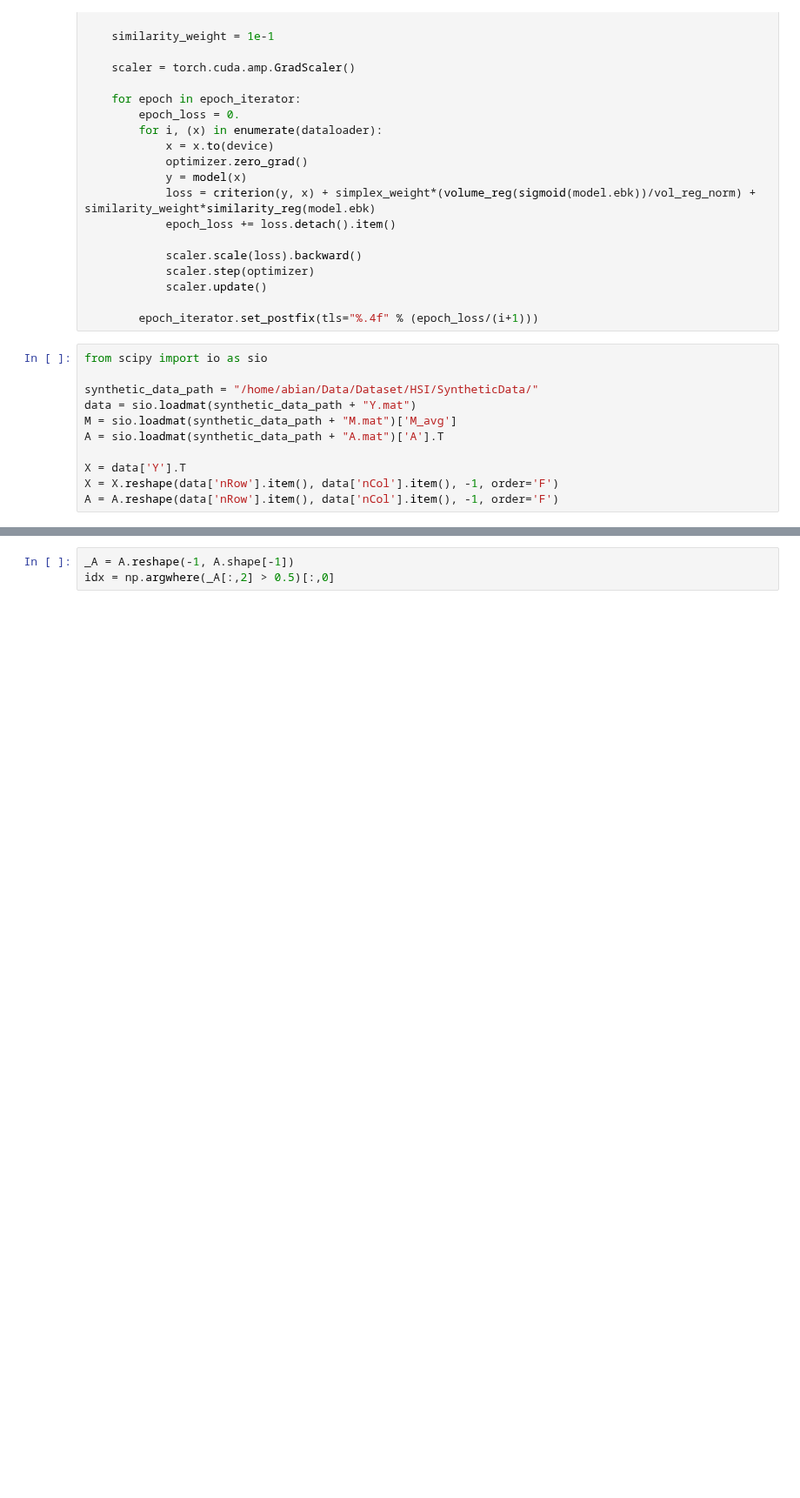
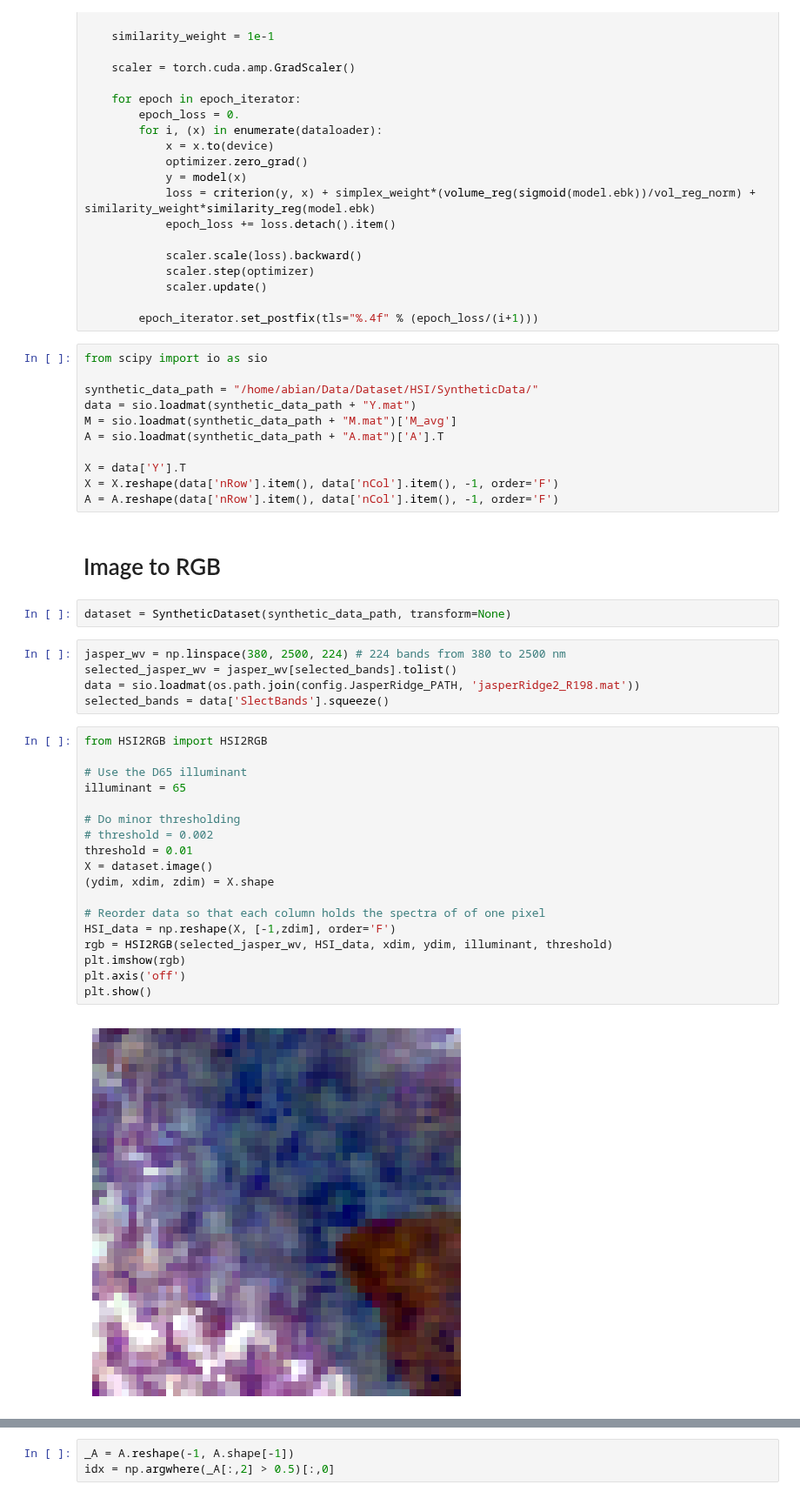
Before and after one commit to SolidusAbi/CLHU, a Jupyter notebook: notebooks/syntheticData.ipynb, the cells around one changed output, grey strips where cells are left out. Shown at 87% size. Cells and saved outputs as stored; diff of their text form; blank space fills up the shorter version.

```diff
--- a/notebooks/syntheticData.ipynb
+++ b/notebooks/syntheticData.ipynb
@@ -74,6 +117,35 @@ A = sio.loadmat(synthetic_data_path + "A.mat")['A'].T
 X = data['Y'].T
 X = X.reshape(data['nRow'].item(), data['nCol'].item(), -1, order='F')
 A = A.reshape(data['nRow'].item(), data['nCol'].item(), -1, order='F')
+# %% [markdown]
+# Image to RGB
+# %%
+dataset = SyntheticDataset(synthetic_data_path, transform=None)
+# %%
+jasper_wv = np.linspace(380, 2500, 224) # 224 bands from 380 to 2500 nm
+selected_jasper_wv = jasper_wv[selected_bands].tolist()
+data = sio.loadmat(os.path.join(config.JasperRidge_PATH, 'jasperRidge2_R198.mat'))
+selected_bands = data['SlectBands'].squeeze()
+# %%
+from HSI2RGB import HSI2RGB
+
+# Use the D65 illuminant
+illuminant = 65
+
+# Do minor thresholding
+# threshold = 0.002
+threshold = 0.01
+X = dataset.image()
+(ydim, xdim, zdim) = X.shape
+
+# Reorder data so that each column holds the spectra of of one pixel
+HSI_data = np.reshape(X, [-1,zdim], order='F')
+rgb = HSI2RGB(selected_jasper_wv, HSI_data, xdim, ydim, illuminant, threshold)
+plt.imshow(rgb)
+plt.axis('off')
+plt.show()
+# %% [output]
+[figure, added]
 # %%
 from utils import plot_endmembers
 fig = plot_endmembers(M.T)
```
Also changed, not shown: parts of 5 cells of this notebook, 1 other file.
